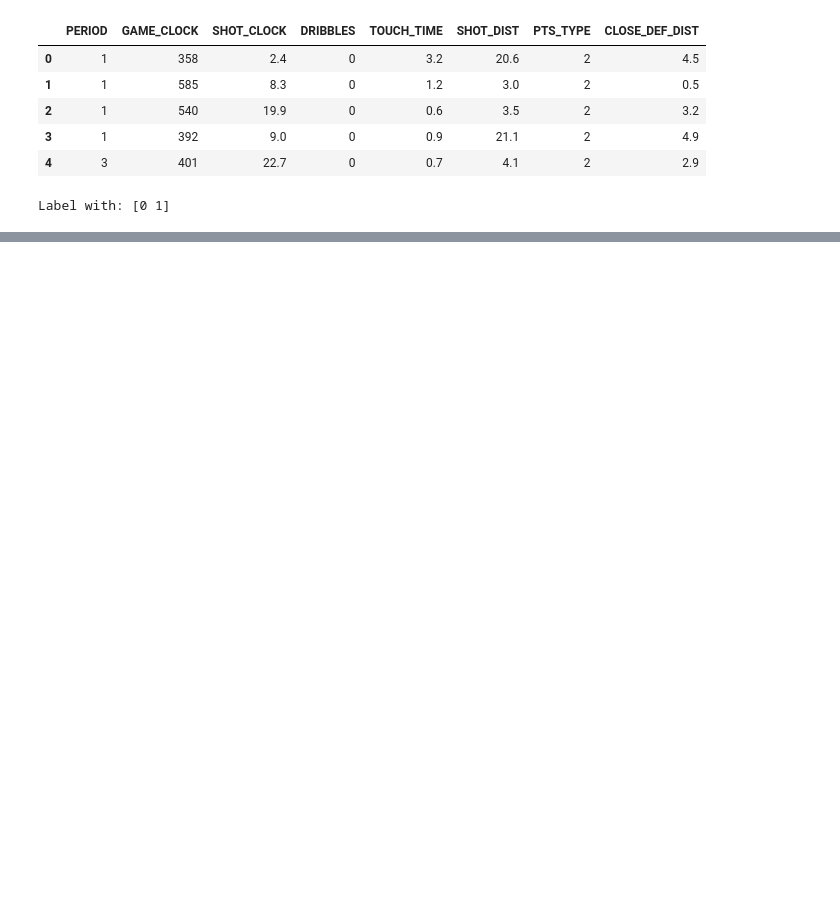
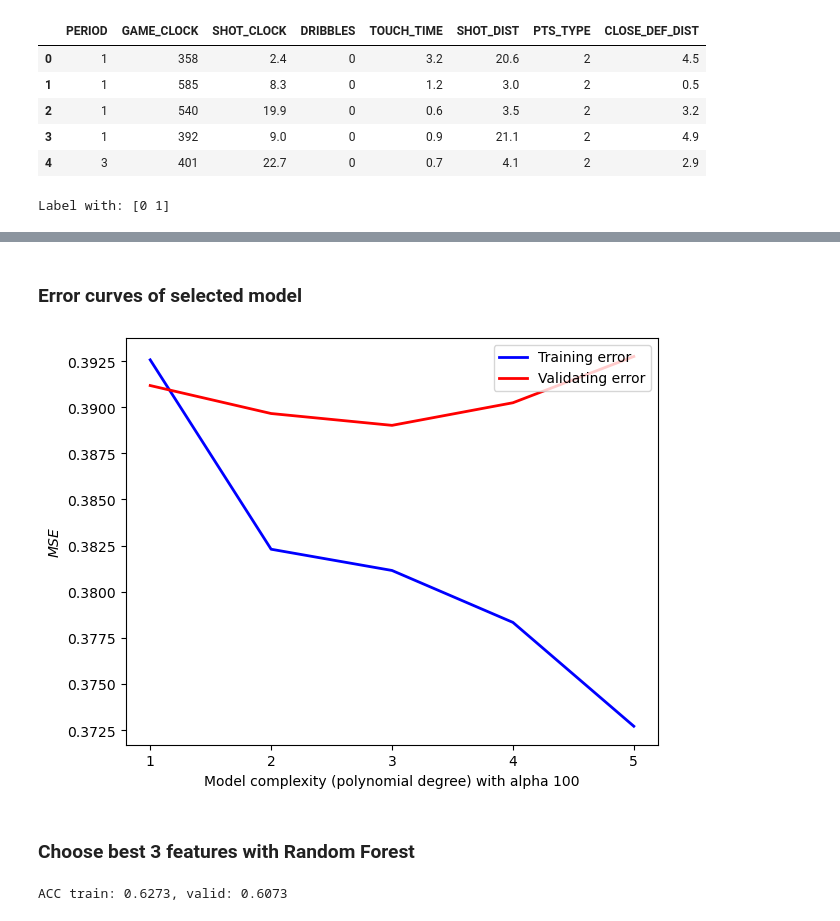
Before and after one commit to huiyuiui/DeepLearningLabs, a Jupyter notebook: Lab5/Lab05_109062135.ipynb, the cells around one changed output, grey strips where cells are left out. Saved outputs shown, nothing was run; the diff lists cells and outputs as text; code cells hidden in the pictures; blank space fills up the shorter version.

```diff
--- a/Lab5/Lab05_109062135.ipynb
+++ b/Lab5/Lab05_109062135.ipynb
@@ -76,11 +81,12 @@ print("Label with:", np.unique(y.values))
 # %% [output]
 Label with: [0 1]
 # %%
-# Split and Split data
-X_train, X_test, y_train, y_test = train_test_split(X, y, test_size=0.2, random_state=0)
-X_train, X_valid, y_train, y_valid = train_test_split(X_train, y_train, test_size=0.2, random_state=0)
+# Standardlize and Split data
+sc_x = StandardScaler()
+X_std = sc_x.fit_transform(X)
+
+X_train, X_valid, y_train, y_valid = train_test_split(X_std, y, test_size=0.2, random_state=0)
 
 print("Train data:", X_train.shape)
 print("Valid data:", X_valid.shape)
-print("Test data:", X_test.shape)
 # %% [output]
@@ -92,18 +99,19 @@ Test data: (17151, 8)
 penalty = [None, 'l2']
 
 for p in penalty:
-    logistic = LogisticRegression(penalty=p)
+    logistic = LogisticRegression(penalty=p, max_iter=500)
 
     logistic.fit(X_train, y_train.values.ravel())
 
     y_train_pred = logistic.predict(X_train)
     y_valid_pred = logistic.predict(X_valid)
-    y_test_pred = logistic.predict(X_test)
 
     print("Penalty:", p)
-    print('ACC train: %.4f, valid: %.4f, test: %.4f \n' % (
+    print('MSE train: %.4f, valid: %.4f' % (
+                    mean_squared_error(y_train, y_train_pred),
+                    mean_squared_error(y_valid, y_valid_pred)))
+    print('ACC train: %.4f, valid: %.4f\n' % (
                     accuracy_score(y_train, y_train_pred),
-                    accuracy_score(y_valid, y_valid_pred),
-                    accuracy_score(y_test, y_test_pred)))
+                    accuracy_score(y_valid, y_valid_pred)))
 # %% [output]
 Penalty: None
@@ -146,0 +208,57 @@ ACC train: 0.6091, valid: 0.6029, test: 0.6092
+# %% [markdown]
+### **Error curves of selected model**
+# %%
+# Error curves of Ridge Classifier with alpha 100 in different degree
+# The seleted model is with alpha 100 and degree 3
+mse_train = []
+mse_test = []
+
+max_degree = 6
+
+for d in range(1, max_degree):
+    poly = PolynomialFeatures(degree=d)
+    X_train_poly = poly.fit_transform(X_train)
+    X_valid_poly = poly.transform(X_valid)
+
+    ridge = RidgeClassifier(alpha=100, max_iter=500)
+    ridge = ridge.fit(X_train_poly, y_train.values.ravel())
+
+    y_train_pred = ridge.predict(X_train_poly)
+    y_valid_pred = ridge.predict(X_valid_poly)
+
+    mse_train.append(mean_squared_error(y_train, y_train_pred))
+    mse_test.append(mean_squared_error(y_valid, y_valid_pred))
+
+
+plt.plot(range(1, max_degree), mse_train, label = 'Training error', color = 'blue', linewidth = 2)
+plt.plot(range(1, max_degree), mse_test, label = 'Validating error', color = 'red', linewidth = 2)
+plt.legend(loc='upper right')
+plt.xlabel('Model complexity (polynomial degree) with alpha 100')
+plt.ylabel('$MSE$')
+plt.tight_layout()
+x_major_locator=MultipleLocator(1)
+ax=plt.gca()
+ax.xaxis.set_major_locator(x_major_locator)
+plt.show()
+# %% [output]
+[figure, added]
+# %% [markdown]
+### **Choose best 3 features with Random Forest**
+# %%
+from sklearn.ensemble import RandomForestClassifier
+
+X_train, X_valid, y_train, y_valid = train_test_split(X, y, test_size=0.2, random_state=0)
+
+forest = RandomForestClassifier(criterion='entropy',
+                                n_estimators=100,
+                                random_state=1,
+                                n_jobs=2)
+
+forest.fit(X_train, y_train.values.ravel())
+
+y_pred = forest.predict(X_valid)
+print('ACC train: %.4f, valid: %.4f\n' % (
+                    accuracy_score(y_train, y_train_pred),
+                    accuracy_score(y_valid, y_valid_pred)))
+# %% [output]
+ACC train: 0.6273, valid: 0.6073
```
Also changed, not shown: parts of 14 cells of this notebook, 1 other file.
